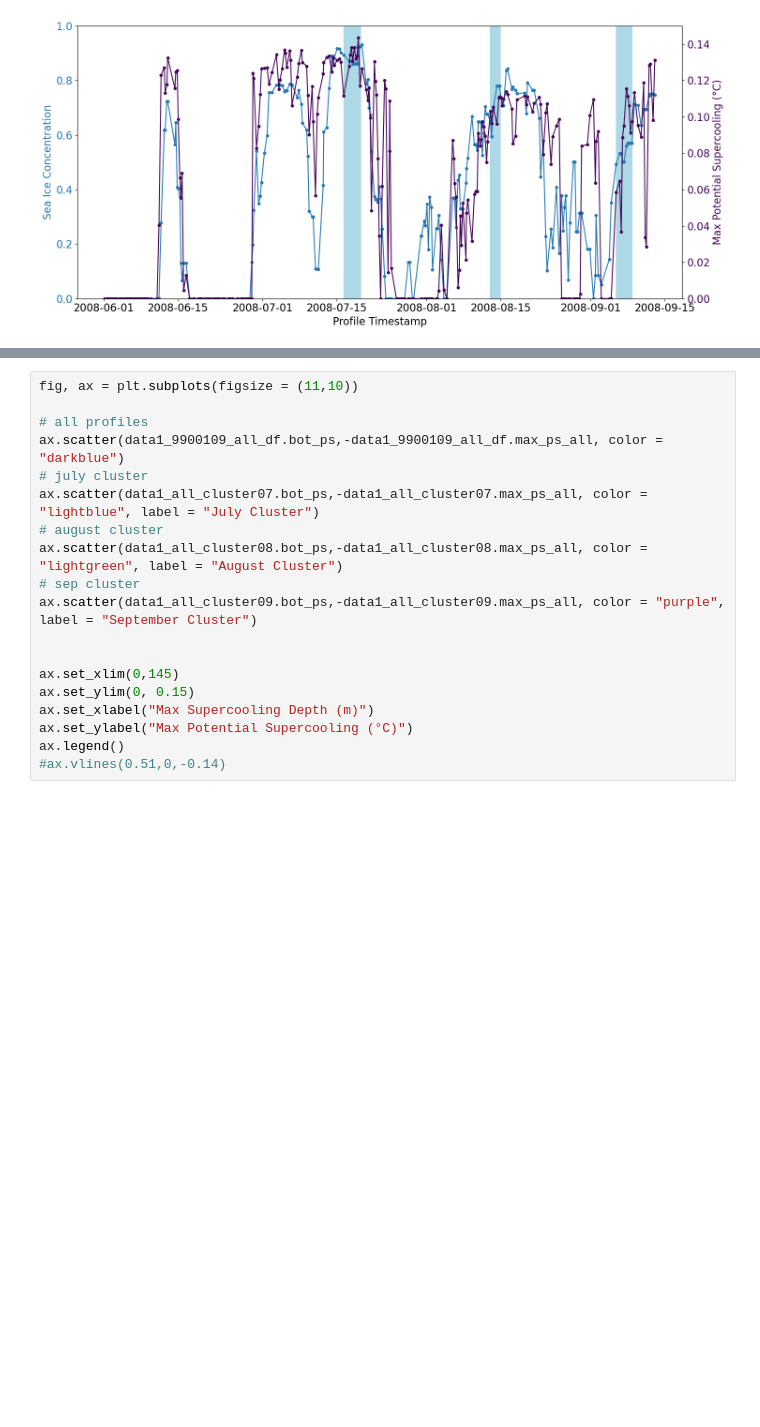
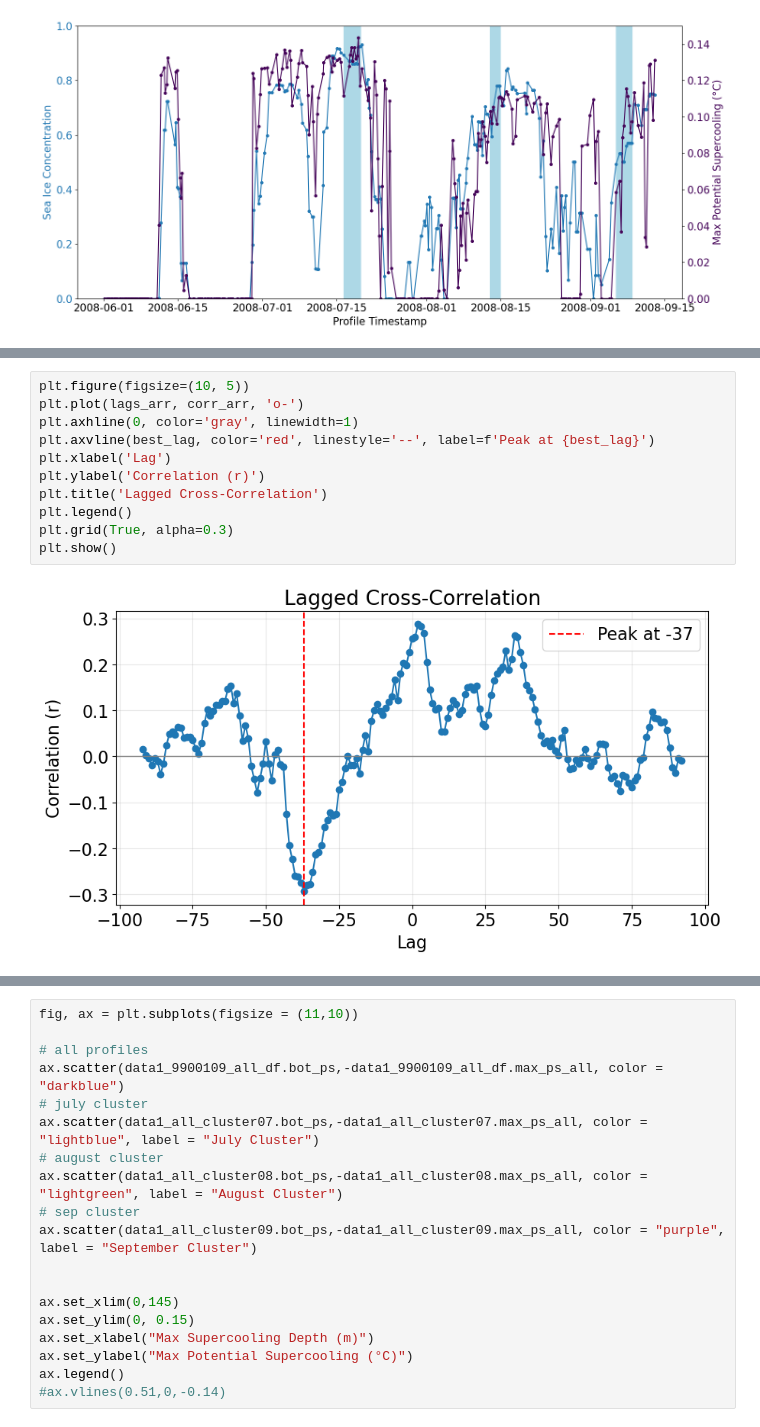
Before and after one commit to marlene-schramm/MSc_data_analysis, a Jupyter notebook: observations_reanalysis/supercooled_profiles_SEAL9900109.ipynb, the cells around one changed output, grey strips where cells are left out. Drawn from its saved outputs; the diff is of its cells as text; blank space fills up the shorter version.

```diff
--- a/observations_reanalysis/supercooled_profiles_SEAL9900109.ipynb
+++ b/observations_reanalysis/supercooled_profiles_SEAL9900109.ipynb
@@ -1256,0 +1320,13 @@ plt.tight_layout()
+# %%
+plt.figure(figsize=(10, 5))
+plt.plot(lags_arr, corr_arr, 'o-')
+plt.axhline(0, color='gray', linewidth=1)
+plt.axvline(best_lag, color='red', linestyle='--', label=f'Peak at {best_lag}')
+plt.xlabel('Lag')
+plt.ylabel('Correlation (r)')
+plt.title('Lagged Cross-Correlation')
+plt.legend()
+plt.grid(True, alpha=0.3)
+plt.show()
+# %% [output]
+[figure, added]
```
Also changed, not shown: parts of 10 cells of this notebook.
